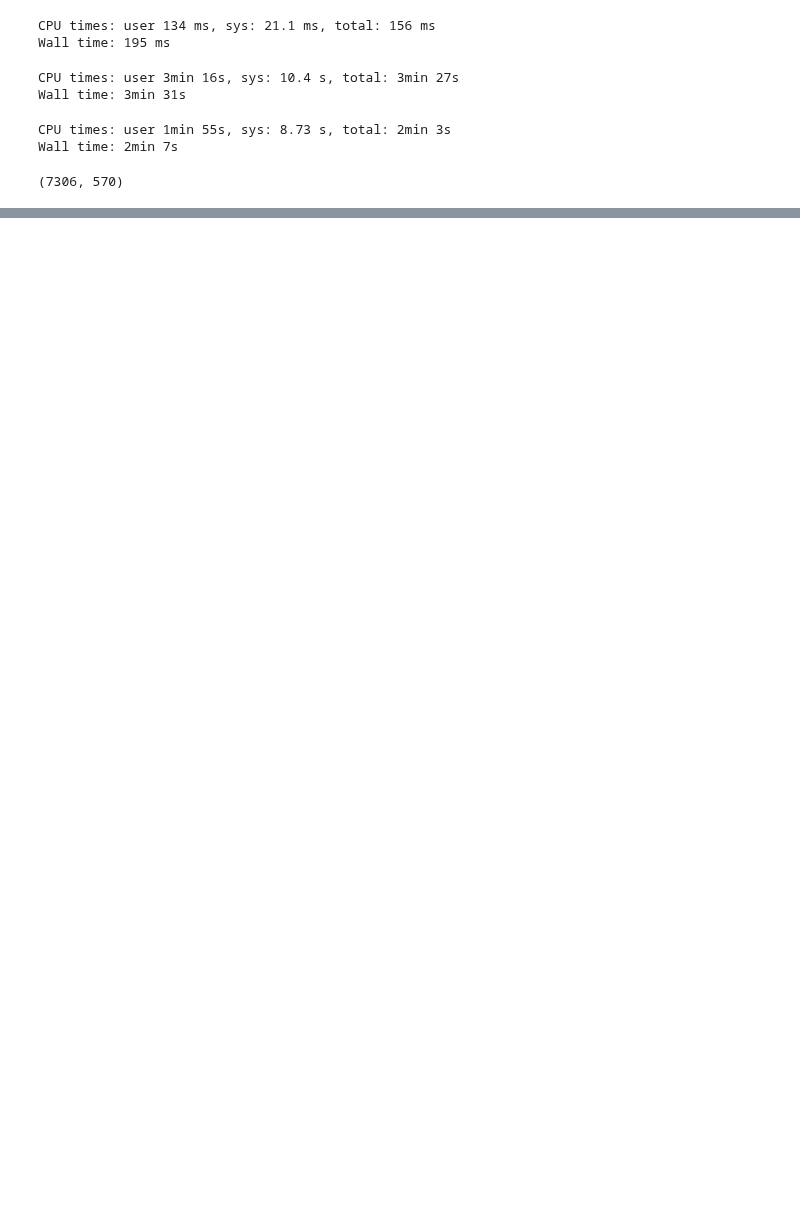
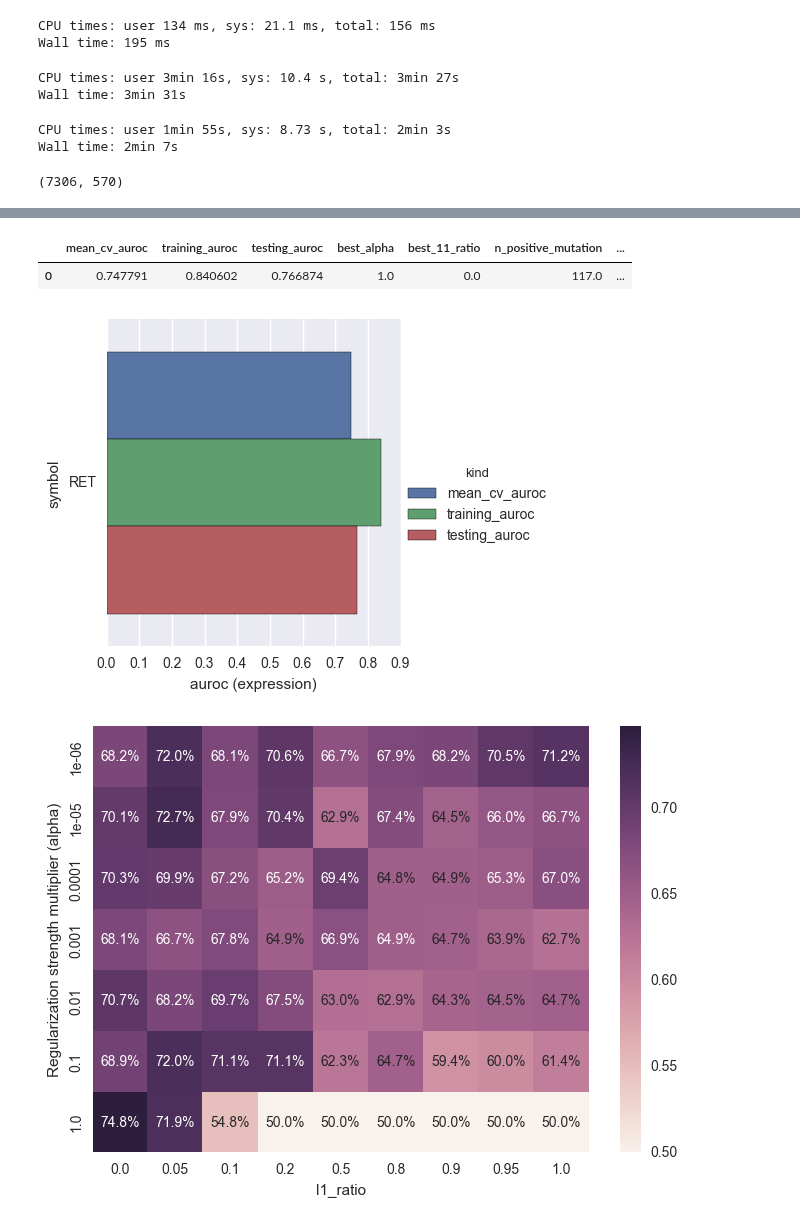
Before and after one commit to joshlevy89/machine-learning, a Jupyter notebook: explore/marginal-gain/marginal-gain-Ret.ipynb, the cells around one changed output, grey strips where cells are left out. Cells and saved outputs as stored; diff of their text form; code cells hidden in the pictures; blank space fills up the shorter version.

```diff
--- a/explore/marginal-gain/marginal-gain-Ret.ipynb
+++ b/explore/marginal-gain/marginal-gain-Ret.ipynb
@@ -203,0 +177,11 @@ display(all_best_estimator_aurocs_combined)
+# %%
+# Train and visualize with expression data
+all_best_estimator_aurocs_expression, all_grid_aurocs_expression = train_and_evaluate(expression_select, pipeline)
+display(all_best_estimator_aurocs_expression)
+visualize_best_estimator_aurocs(all_best_estimator_aurocs_expression, 'auroc (expression)'); plt.show()
+visualize_grid_aurocs(all_grid_aurocs_expression); plt.show()
+# %% [output]
+|  | mean_cv_auroc | training_auroc | testing_auroc | best_alpha | best_11_ratio | n_positive_mutation | ... |
+| 0 | 0.747791 | 0.840602 | 0.766874 | 1.0 | 0.0 | 117.0 | ... |
+[figure, added]
+[figure, added]
```
Also changed, not shown: parts of 8 cells of this notebook, 1 other file.
